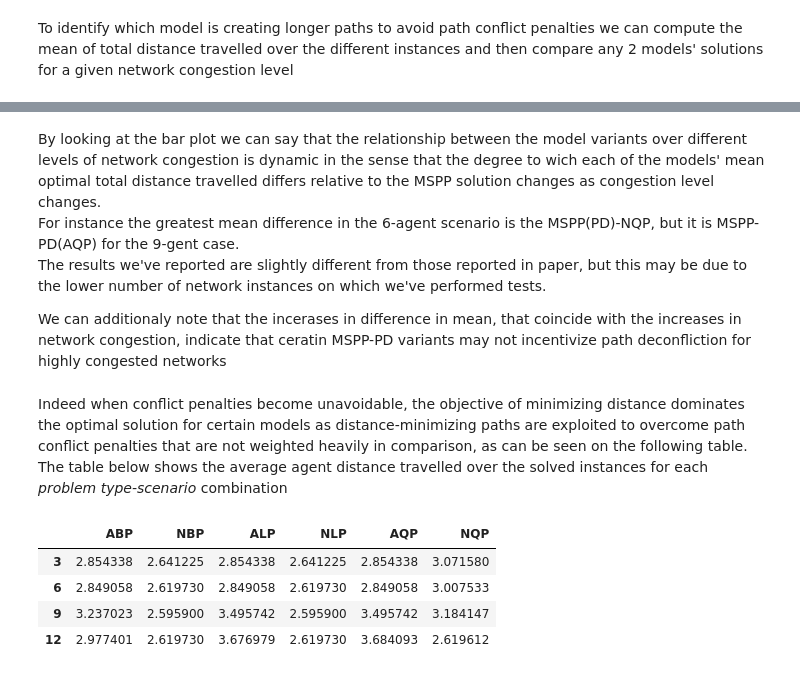
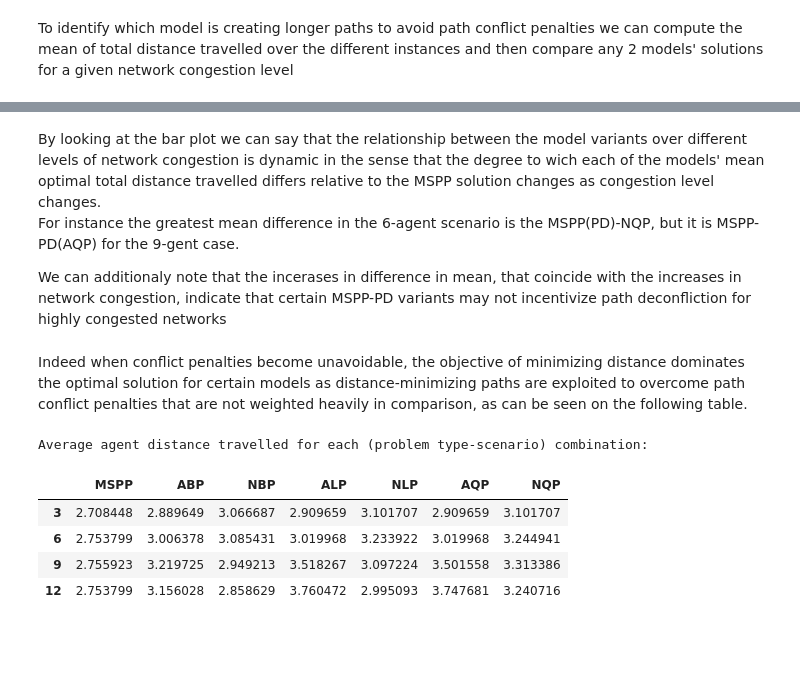
Before and after one commit to kkevin98/Multiple_shortest_path_problem_with_path_deconfliction, a Jupyter notebook: Model_comparison.ipynb, the cells around one changed output, grey strips where cells are left out. Saved outputs shown, nothing was run; the diff lists cells and outputs as text; code cells hidden in the pictures; blank space fills up the shorter version.

Commit message:
Update statistics and correct typos
We now perfrom  the analysis of the average results over 100 instances

```diff
--- a/Model_comparison.ipynb
+++ b/Model_comparison.ipynb
@@ -185,23 +186,23 @@ ax.legend(title="Number of agents",
 # %% [markdown]
 By looking at the bar plot we can say that the relationship between the model variants over different levels of network congestion is dynamic in the sense that the degree to wich each of the models' mean optimal total distance travelled differs relative to the MSPP solution changes as congestion level changes.
 For instance the greatest mean difference in the 6-agent scenario is the MSPP(PD)-NQP, but it is MSPP-PD(AQP) for the 9-gent case.
-The results we've reported are slightly different from those reported in paper, but this may be due to the lower number of network instances on which we've performed tests.
 
-We can additionaly note that the incerases in difference in mean, that coincide with the increases in network congestion, indicate that ceratin MSPP-PD variants may not incentivize path deconfliction for highly congested networks
+We can additionaly note that the incerases in difference in mean, that coincide with the increases in network congestion, indicate that certain MSPP-PD variants may not incentivize path deconfliction for highly congested networks
 # %% [markdown]
 Indeed when conflict penalties become unavoidable, the objective of minimizing distance dominates the optimal solution for certain models as distance-minimizing paths are exploited to overcome path conflict penalties that are not weighted heavily in comparison, as can be seen on the following table.
-The table below shows the average agent distance travelled over the solved instances for each _problem type-scenario_ combination
 # %%
 avg_agents_opt_distances = np.nanmean(agents_opt_distances, axis=(0, 1))
 
-avg_agennts_opt_distances_df = pd.DataFrame(avg_agents_opt_distances.T,
+avg_agents_opt_distances_df = pd.DataFrame(avg_agents_opt_distances.T,
                                             columns=problem_types,
-                                            index=scenarios).drop(columns="MSPP")
+                                            index=scenarios)
 
-avg_agennts_opt_distances_df.head()
+print("Average agent distance travelled for each (problem type-scenario) combination:")
+avg_agents_opt_distances_df.head()
 # %% [output]
+Average agent distance travelled for each (problem type-scenario) combination:
-|  | ABP | NBP | ALP | NLP | AQP | NQP |
-| 3 | 2.854338 | 2.641225 | 2.854338 | 2.641225 | 2.854338 | 3.071580 |
-| 6 | 2.849058 | 2.619730 | 2.849058 | 2.619730 | 2.849058 | 3.007533 |
-| 9 | 3.237023 | 2.595900 | 3.495742 | 2.595900 | 3.495742 | 3.184147 |
-| 12 | 2.977401 | 2.619730 | 3.676979 | 2.619730 | 3.684093 | 2.619612 |
+|  | MSPP | ABP | NBP | ALP | NLP | AQP | NQP |
+| 3 | 2.708448 | 2.889649 | 3.066687 | 2.909659 | 3.101707 | 2.909659 | 3.101707 |
+| 6 | 2.753799 | 3.006378 | 3.085431 | 3.019968 | 3.233922 | 3.019968 | 3.244941 |
+| 9 | 2.755923 | 3.219725 | 2.949213 | 3.518267 | 3.097224 | 3.501558 | 3.313386 |
+| 12 | 2.753799 | 3.156028 | 2.858629 | 3.760472 | 2.995093 | 3.747681 | 3.240716 |
```
Also changed, not shown: parts of 15 cells of this notebook.
